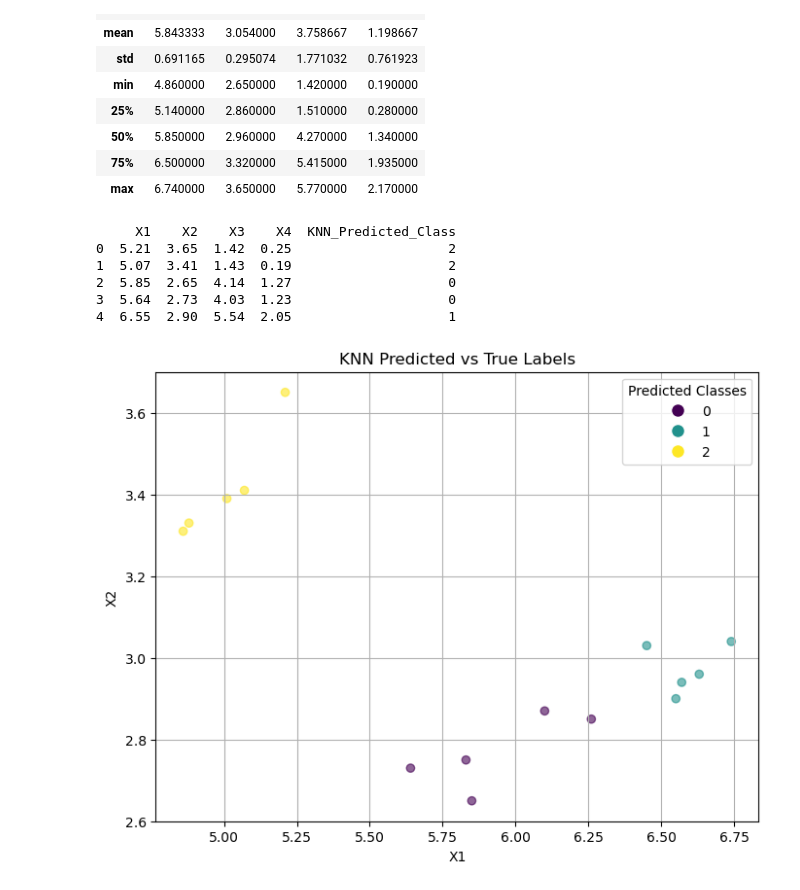
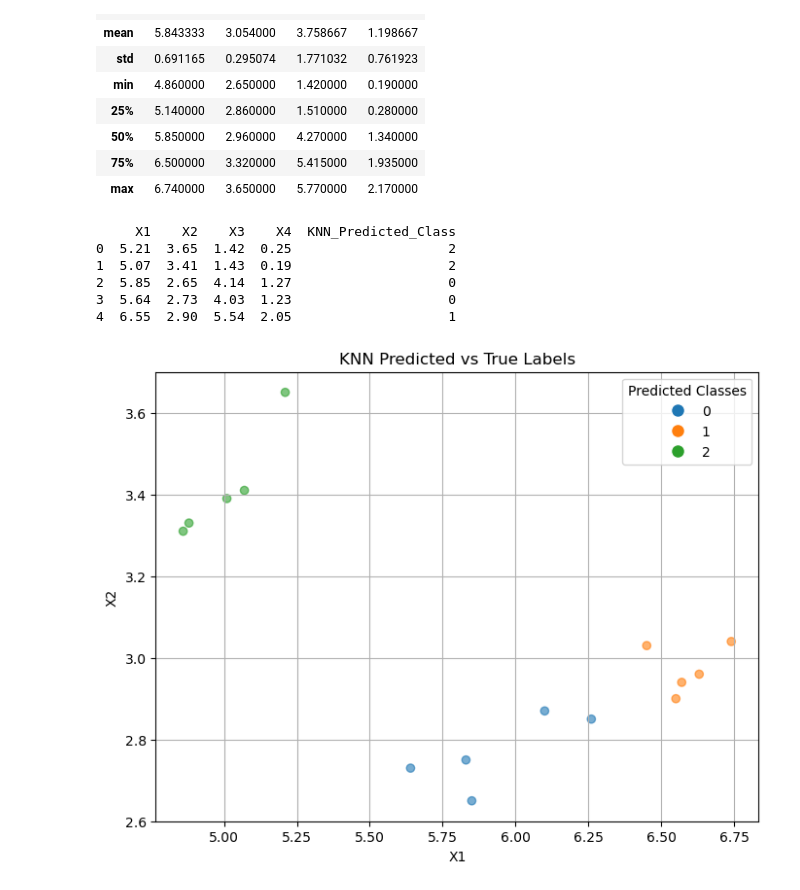
Before and after one commit to anjali-ojha/data-mining, a Jupyter notebook: assignment-2/homeword-2.ipynb, the cells around one changed output. Drawn from its saved outputs; the diff is of its cells as text; code cells hidden in the pictures.

Commit message:
colors

```diff
--- a/assignment-2/homeword-2.ipynb
+++ b/assignment-2/homeword-2.ipynb
@@ -415,7 +415,15 @@ class KNN:
         class_labels = np.unique(y)
         num_classes = len(class_labels)
 
-        cmap = plt.cm.get_cmap('viridis', num_classes)
+        cmap = plt.cm.get_cmap('nipy_spectral', num_classes)
+        color_mapping = {
+            0: '#1f77b4',  # Class 0: Blue
+            1: '#ff7f0e',  # Class 1: Orange
+            2: '#2ca02c'   # Class 2: Green
+        }
+
+        # Create a ListedColormap from the color mapping
+        cmap = ListedColormap([color_mapping[i] for i in range(len(color_mapping))])
 
         scatter = plt.scatter(X[:, 0], X[:, 1], c=y, cmap=cmap, marker='o', alpha=0.6)
         handles = [Line2D([0], [0], marker='o', color='w', markerfacecolor=cmap(i), markersize=10) for i in range(num_classes)]
@@ -427,38 +435,34 @@ class KNN:
         plt.xlabel('X1')
         plt.ylabel('X2')
         plt.grid(True)
-
-        # Optional: Add a color bar (if useful)
-        # plt.colorbar(scatter, ticks=range(num_classes), label='Predicted Classes')
-
         plt.show()
 
 
 
 
 # Apply KNN using the cluster labels obtained from KMeans++
 # In this case, we'll use KNN to classify the data points based on the clusters
 
 knn = KNN(k=3)
 knn.fit(X, kmeans_plus_plus_labels)
 
 X_test = df_test.values
 # Now, classify all data points using KNN based on the cluster labels
 predictions = knn.predict(X_test)
 
 # Add predictions to the DataFrame to see the result
 df_test_output = df_test.copy()
 df_test_output['KNN_Predicted_Class'] = predictions
 
 # Display first few rows to check the predicted labels
 print(df_test_output.head())
 
 knn.plot_predictions(X_test, predictions, title="KNN Predicted vs True Labels")
 # %% [output]
      X1    X2    X3    X4  KNN_Predicted_Class
 0  5.21  3.65  1.42  0.25                    2
 1  5.07  3.41  1.43  0.19                    2
 2  5.85  2.65  4.14  1.27                    0
 3  5.64  2.73  4.03  1.23                    0
 4  6.55  2.90  5.54  2.05                    1
-[figure, old version]
+[figure, new version]
```
